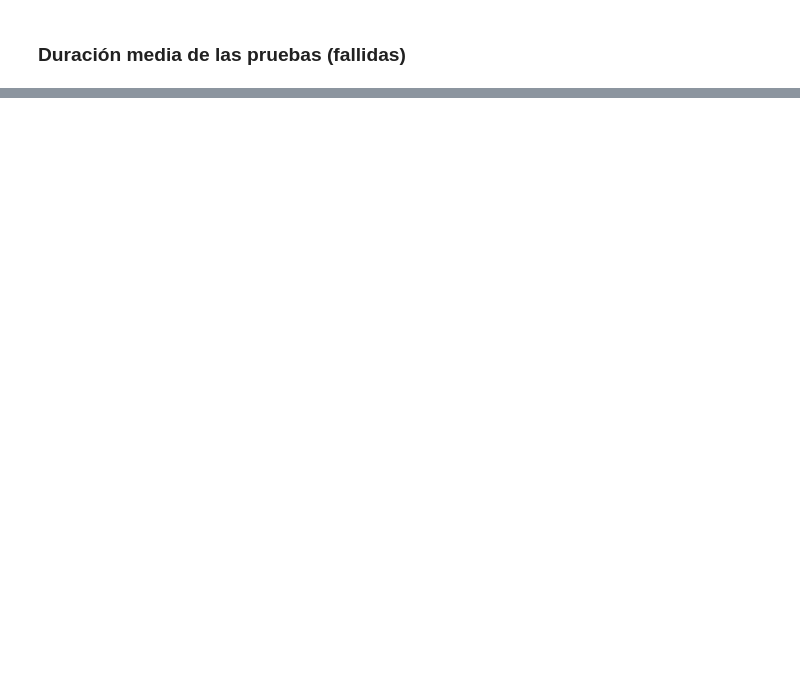
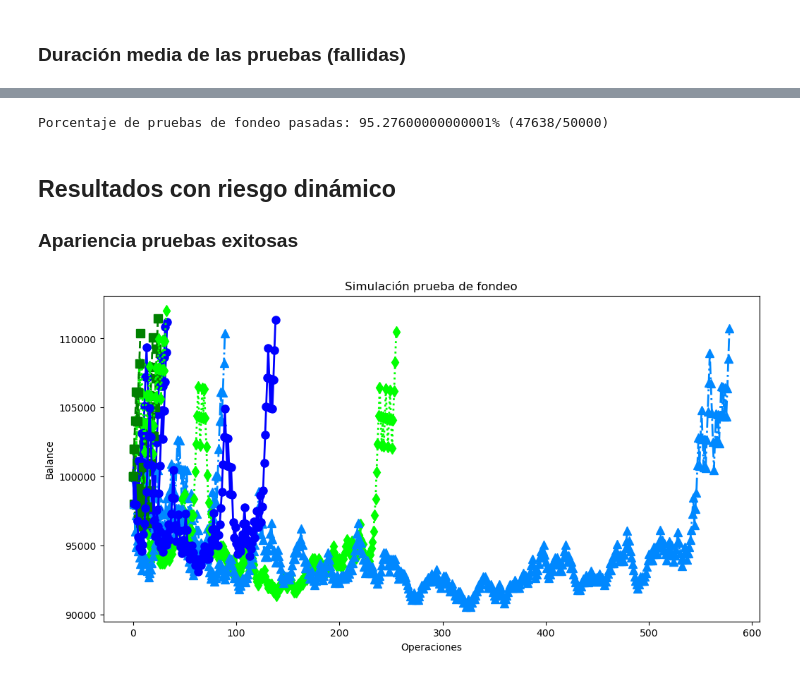
Before and after one commit to kecoma1/estudio-pruebas-fondeo, a Jupyter notebook: study.ipynb, the cells around one changed output, grey strips where cells are left out. Saved outputs shown, nothing was run; the diff lists cells and outputs as text; code cells hidden in the pictures; blank space fills up the shorter version.

```diff
--- a/study.ipynb
+++ b/study.ipynb
@@ -84,0 +87,18 @@ La prueba de fondeo (fallida) dura de media 38.10526315789474 operaciones
+# %%
+results_with_dynamic_risk, successes_with_dynamic_risk, failures_with_dynamic_risk = utils.run_simulations_with_dynamic_risk(
+    50000,
+    tasa_aciertos,
+    balance_inicial,
+    objetivo,
+    objetivo_perdida
+)
+# %% [output]
+Porcentaje de pruebas de fondeo pasadas: 95.27600000000001% (47638/50000)
+# %% [markdown]
+## Resultados con riesgo dinámico
+
+### Apariencia pruebas exitosas
+# %%
+utils.draw_results(successes_with_dynamic_risk[0:10], balance_inicial)
+# %% [output]
+[figure, added]
```
Also changed, not shown: parts of 21 cells of this notebook.
